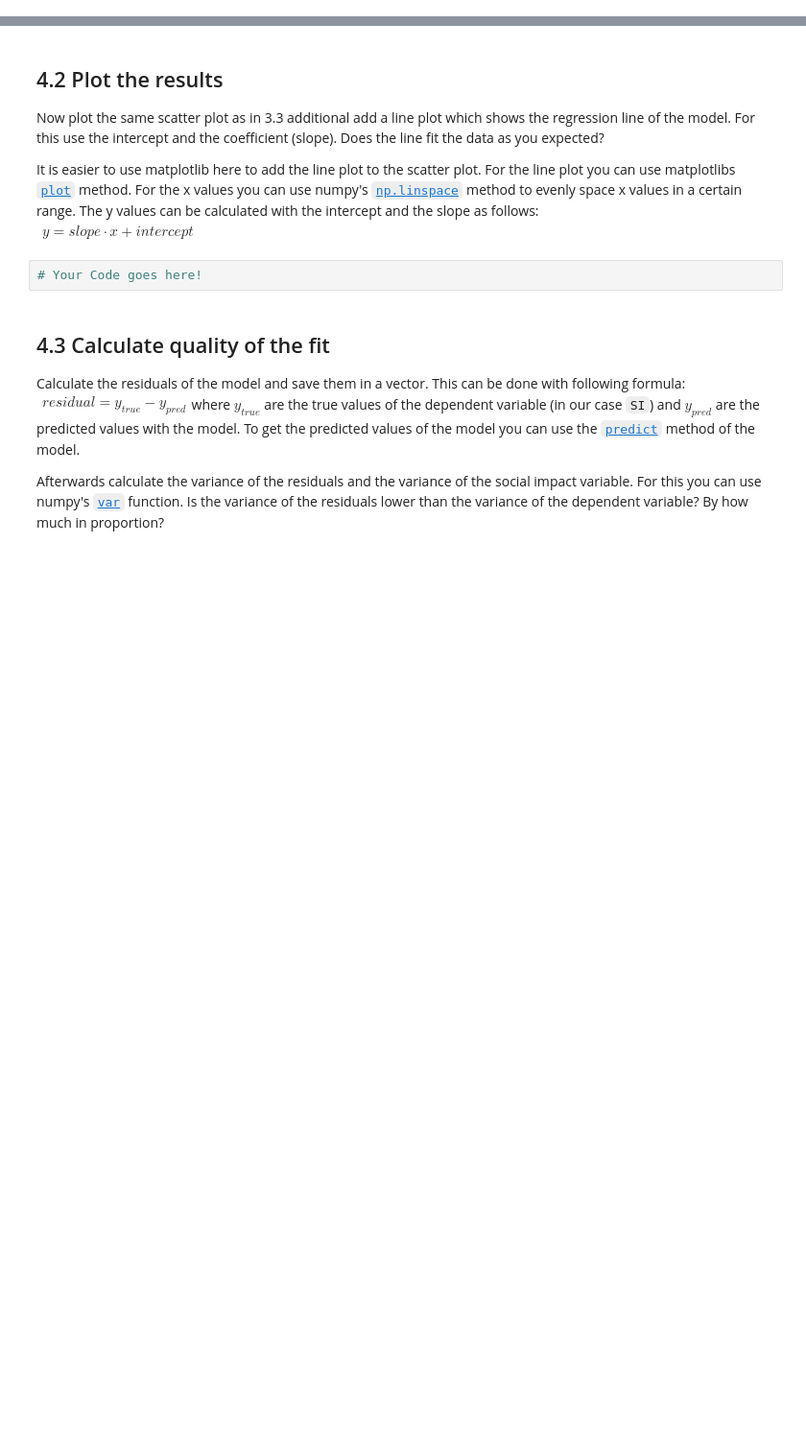
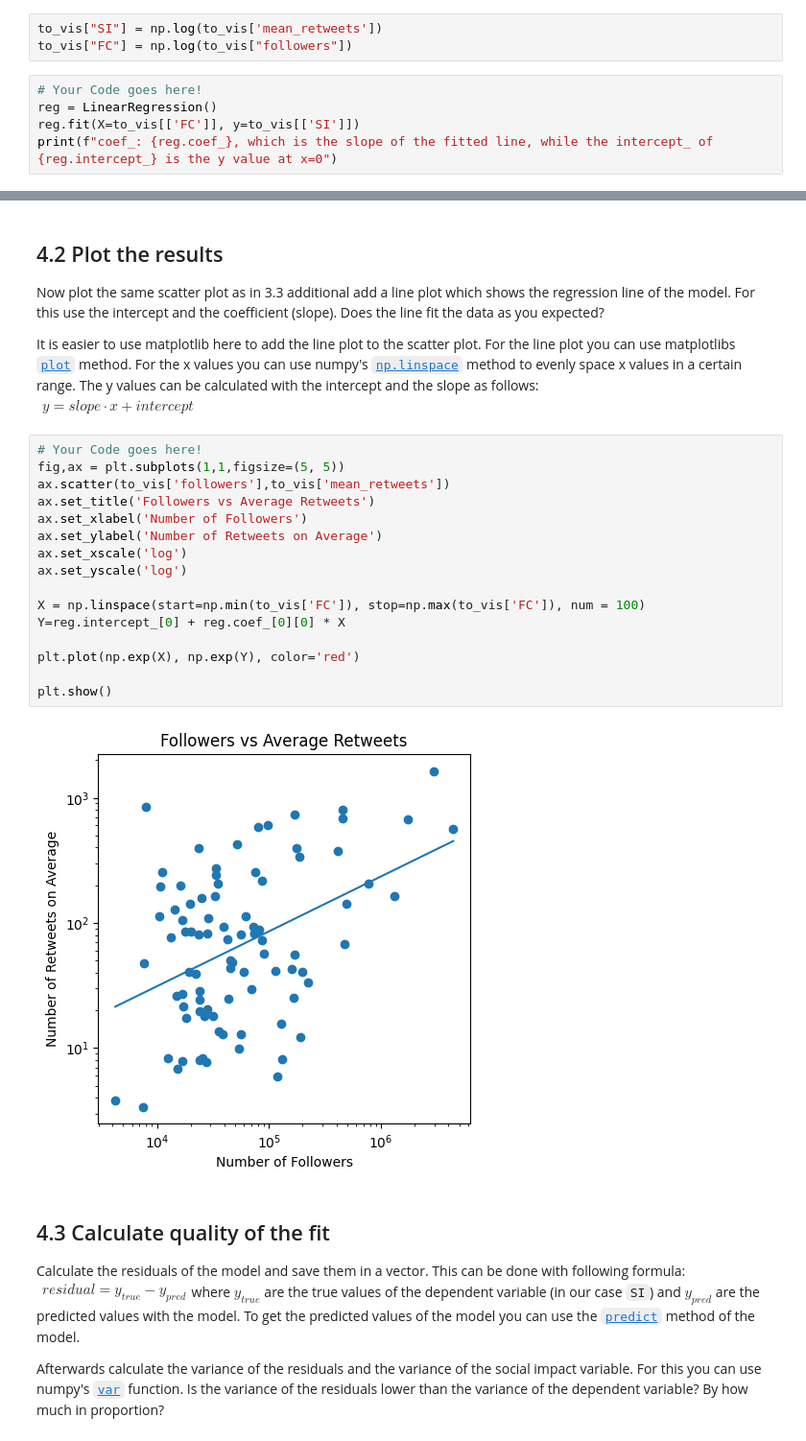
Before and after one commit to jaklvinc/FoundationsOfCSS2025, a Jupyter notebook: Exercise02/exercise_02.ipynb, the cells around one changed output, grey strips where cells are left out. Shown: that part at 96% size. Cells and saved outputs as stored; diff of their text form; blank space fills up the shorter version.

```diff
--- a/Exercise02/exercise_02.ipynb
+++ b/Exercise02/exercise_02.ipynb
@@ -298,0 +278,8 @@ Print the model intercept and coefficient. For this you can use the models attri
+# %%
+to_vis["SI"] = np.log(to_vis['mean_retweets'])
+to_vis["FC"] = np.log(to_vis["followers"])
+# %%
+# Your Code goes here!
+reg = LinearRegression()
+reg.fit(X=to_vis[['FC']], y=to_vis[['SI']])
+print(f"coef_: {reg.coef_}, which is the slope of the fitted line, while the intercept_ of {reg.intercept_} is the y value at x=0")
@@ -306,8 +295,24 @@ $
     y = slope \cdot x + intercept
 \end{align}
 $
-# %%
-# Your Code goes here!
+# %%
+# Your Code goes here!
+fig,ax = plt.subplots(1,1,figsize=(5, 5))
+ax.scatter(to_vis['followers'],to_vis['mean_retweets'])
+ax.set_title('Followers vs Average Retweets')
+ax.set_xlabel('Number of Followers')
+ax.set_ylabel('Number of Retweets on Average')
+ax.set_xscale('log')
+ax.set_yscale('log')
+
+X = np.linspace(start=np.min(to_vis['FC']), stop=np.max(to_vis['FC']), num = 100)
+Y=reg.intercept_[0] + reg.coef_[0][0] * X
+
+plt.plot(np.exp(X), np.exp(Y), color='red')
+
+plt.show()
+# %% [output]
+[figure, added]
 # %% [markdown]
 ## 4.3 Calculate quality of the fit
 Calculate the residuals of the model and save them in a vector. This can be done with following formula:
```
Also changed, not shown: parts of 16 cells of this notebook, 2 other files.
